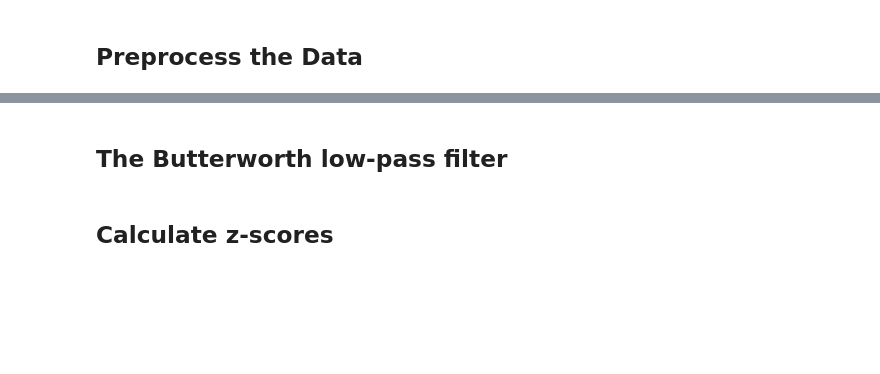
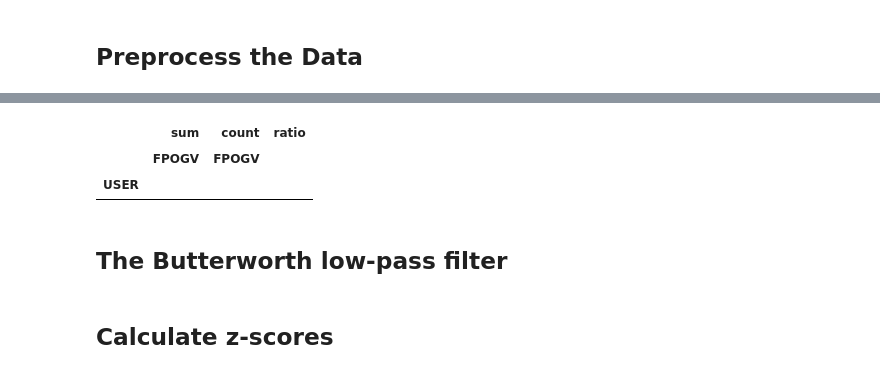
Before and after one commit to EgemenOnatAtam/eye_tracking_data_project, a Jupyter notebook: Eye Tracking Data Analysis Project.ipynb, the cells around one changed output, grey strips where cells are left out. Cells and saved outputs as stored; diff of their text form; code cells hidden in the pictures; blank space fills up the shorter version.

```diff
--- a/Eye Tracking Data Analysis Project.ipynb
+++ b/Eye Tracking Data Analysis Project.ipynb
@@ -80,6 +91,6 @@ participants.shape
 ## Preprocess the Data
 # %%
 # Validating if ratio of valid data is above 70% - possible exclusion of users.
-data_1 = pd.pivot_table(participants, values=["FPOGV"], index="USER", aggfunc=[np.sum, "count"])
+data_1 = pd.pivot_table(participants, values=["FPOGV"], index=["USER","FileName"], aggfunc=[np.sum, "count"])
 data_1["ratio"] = data_1["sum"] / data_1["count"]
 data_1
@@ -106,3 +97,10 @@ data_1
+# %%
+# ratio of valid data, flagged as FPOGV=1, is grater than 70%, there is no USER to remove
+data_1[data_1.ratio<0.7]
+# %% [output]
+|  | sum | count | ratio |
+|  | FPOGV | FPOGV |  |
+| USER |  |  |  |
 # %%
 # Filtering with respect to non-null values of FPOGV, LPUPILV and RPUPILV
 
```
Also changed, not shown: parts of 22 cells of this notebook.
